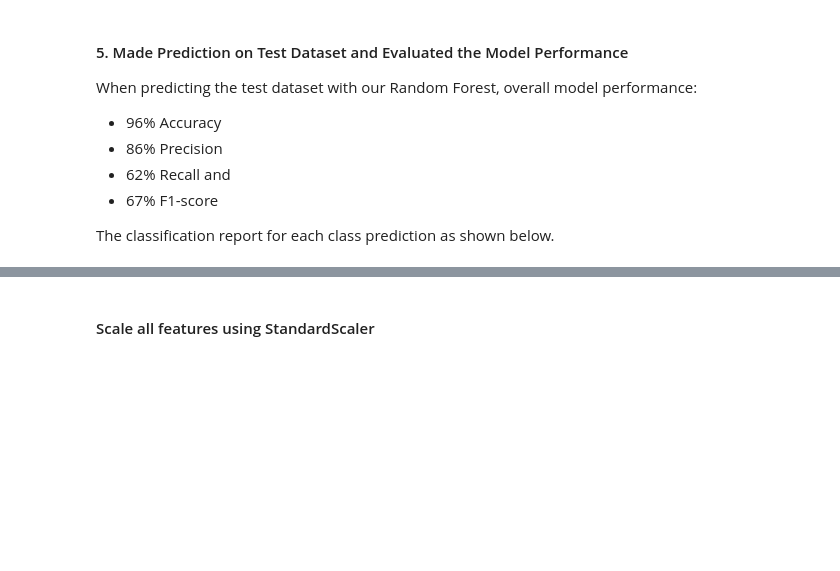
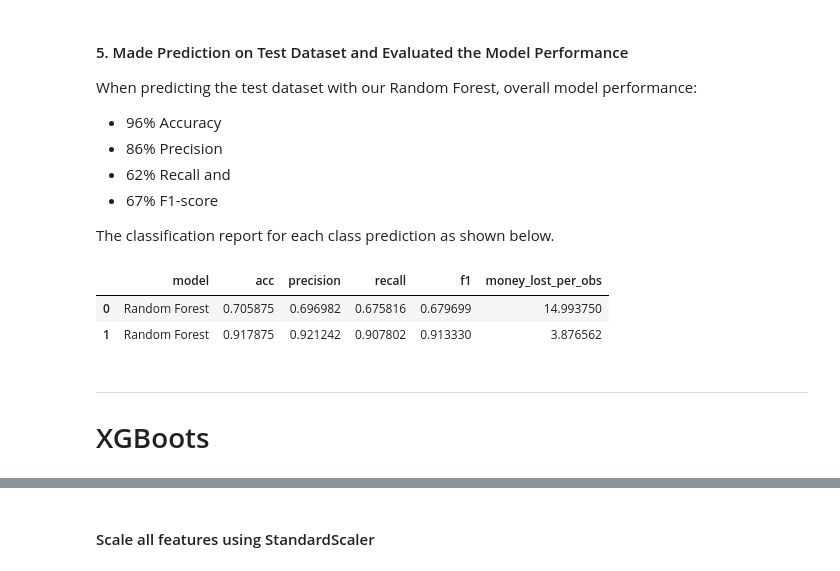
Before and after one commit to JosephLazarus/QTW, a Jupyter notebook: Case Study 7/CaseStudy7_Final.ipynb, the cells around one changed output, grey strips where cells are left out. Saved outputs shown, nothing was run; the diff lists cells and outputs as text; code cells hidden in the pictures; blank space fills up the shorter version.

```diff
--- a/Case Study 7/CaseStudy7_Final.ipynb
+++ b/Case Study 7/CaseStudy7_Final.ipynb
@@ -467,0 +534,16 @@ test_matrices = pd.DataFrame(columns=['model', 'acc', 'precision', 'recall', 'f1
+# %%
+rf_model.fit(X_train_, y_train)
+
+y_true, y_pred = y_test,  rf_model.predict(X_test_)
+report = classification_report(y_true, y_pred, output_dict=True)
+
+t = ['Random Forest', report['accuracy'], report['macro avg']['precision'], report['macro avg']['recall'], report['macro avg']['f1-score'], lost_per_obs(y_true, y_pred)]
+test_matrices.loc[len(test_matrices)] = t
+test_matrices
+# %% [output]
+|  | model | acc | precision | recall | f1 | money_lost_per_obs |
+| 0 | Random Forest | 0.705875 | 0.696982 | 0.675816 | 0.679699 | 14.993750 |
+| 1 | Random Forest | 0.917875 | 0.921242 | 0.907802 | 0.913330 | 3.876562 |
+# %% [markdown]
+---
+# XGBoots
```
Also changed, not shown: parts of 28 cells of this notebook.
